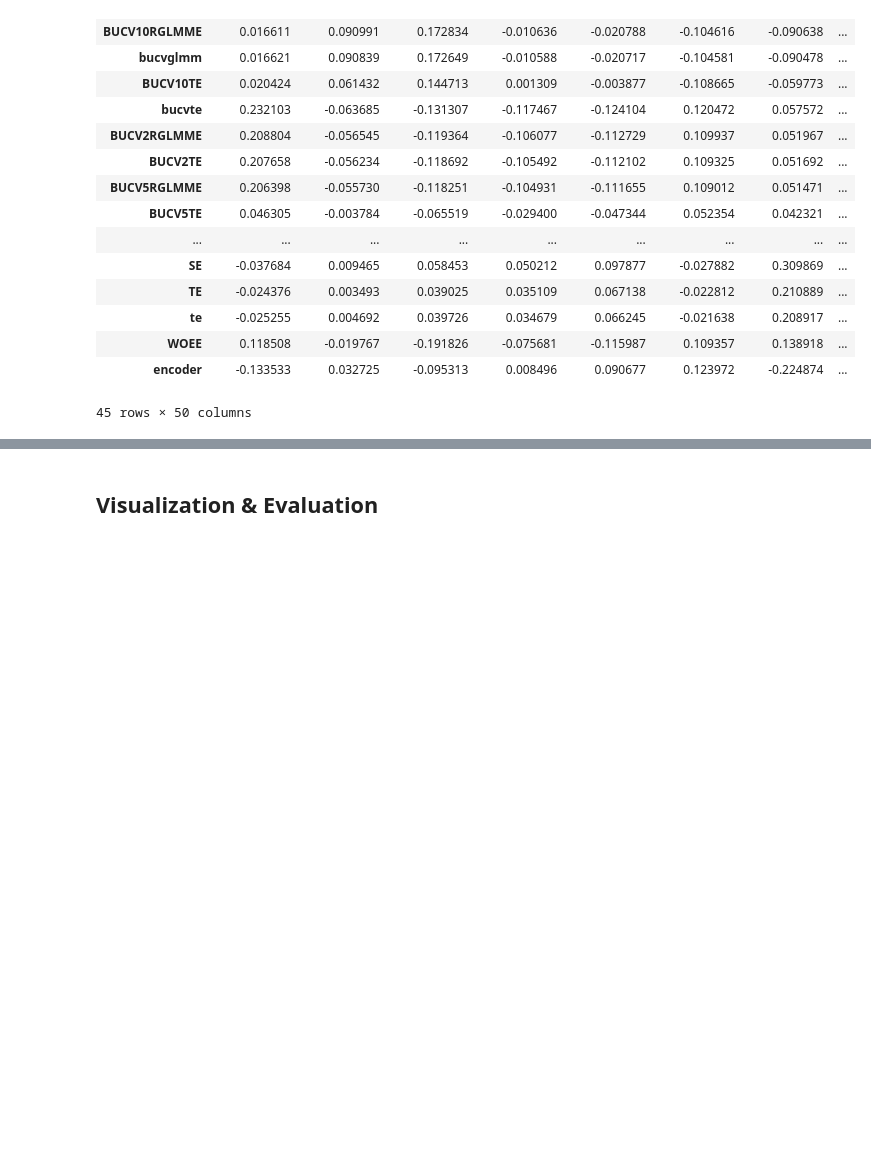
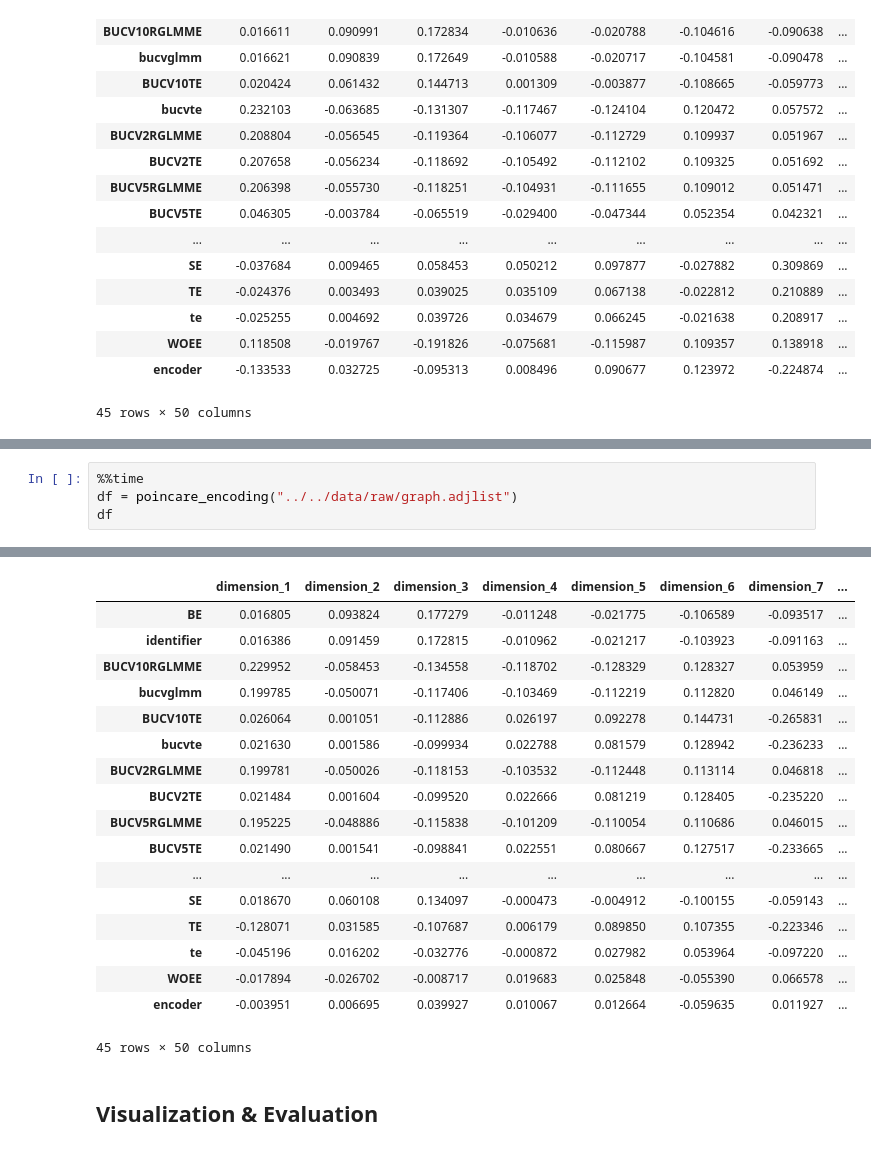
Before and after one commit to nina-prog/meta-learning-for-encoder-selection, a Jupyter notebook: notebooks/week09/week09-encoding-of-encoders.ipynb, the cells around one changed output, grey strips where cells are left out. Drawn from its saved outputs; the diff is of its cells as text; blank space fills up the shorter version.

Commit message:
Build encoding function

```diff
--- a/notebooks/week09/week09-encoding-of-encoders.ipynb
+++ b/notebooks/week09/week09-encoding-of-encoders.ipynb
@@ -252,0 +300,5 @@ embeddings_df
+# %%
+%%time
+df = poincare_encoding("../../data/raw/graph.adjlist")
+df
+# %% [output]
@@ -253,3 +307,21 @@ embeddings_df
+|  | dimension_1 | dimension_2 | dimension_3 | dimension_4 | dimension_5 | dimension_6 | dimension_7 | ... |
+| BE | 0.016805 | 0.093824 | 0.177279 | -0.011248 | -0.021775 | -0.106589 | -0.093517 | ... |
+| identifier | 0.016386 | 0.091459 | 0.172815 | -0.010962 | -0.021217 | -0.103923 | -0.091163 | ... |
+| BUCV10RGLMME | 0.229952 | -0.058453 | -0.134558 | -0.118702 | -0.128329 | 0.128327 | 0.053959 | ... |
+| bucvglmm | 0.199785 | -0.050071 | -0.117406 | -0.103469 | -0.112219 | 0.112820 | 0.046149 | ... |
+| BUCV10TE | 0.026064 | 0.001051 | -0.112886 | 0.026197 | 0.092278 | 0.144731 | -0.265831 | ... |
+| bucvte | 0.021630 | 0.001586 | -0.099934 | 0.022788 | 0.081579 | 0.128942 | -0.236233 | ... |
+| BUCV2RGLMME | 0.199781 | -0.050026 | -0.118153 | -0.103532 | -0.112448 | 0.113114 | 0.046818 | ... |
+| BUCV2TE | 0.021484 | 0.001604 | -0.099520 | 0.022666 | 0.081219 | 0.128405 | -0.235220 | ... |
+| BUCV5RGLMME | 0.195225 | -0.048886 | -0.115838 | -0.101209 | -0.110054 | 0.110686 | 0.046015 | ... |
+| BUCV5TE | 0.021490 | 0.001541 | -0.098841 | 0.022551 | 0.080667 | 0.127517 | -0.233665 | ... |
+| ... | ... | ... | ... | ... | ... | ... | ... | ... |
+| SE | 0.018670 | 0.060108 | 0.134097 | -0.000473 | -0.004912 | -0.100155 | -0.059143 | ... |
+| TE | -0.128071 | 0.031585 | -0.107687 | 0.006179 | 0.089850 | 0.107355 | -0.223346 | ... |
+| te | -0.045196 | 0.016202 | -0.032776 | -0.000872 | 0.027982 | 0.053964 | -0.097220 | ... |
+| WOEE | -0.017894 | -0.026702 | -0.008717 | 0.019683 | 0.025848 | -0.055390 | 0.066578 | ... |
+| encoder | -0.003951 | 0.006695 | 0.039927 | 0.010067 | 0.012664 | -0.059635 | 0.011927 | ... |
+45 rows × 50 columns
 # %% [markdown]
 ## Visualization & Evaluation
 # %%
```
Also changed, not shown: parts of 3 cells of this notebook.
